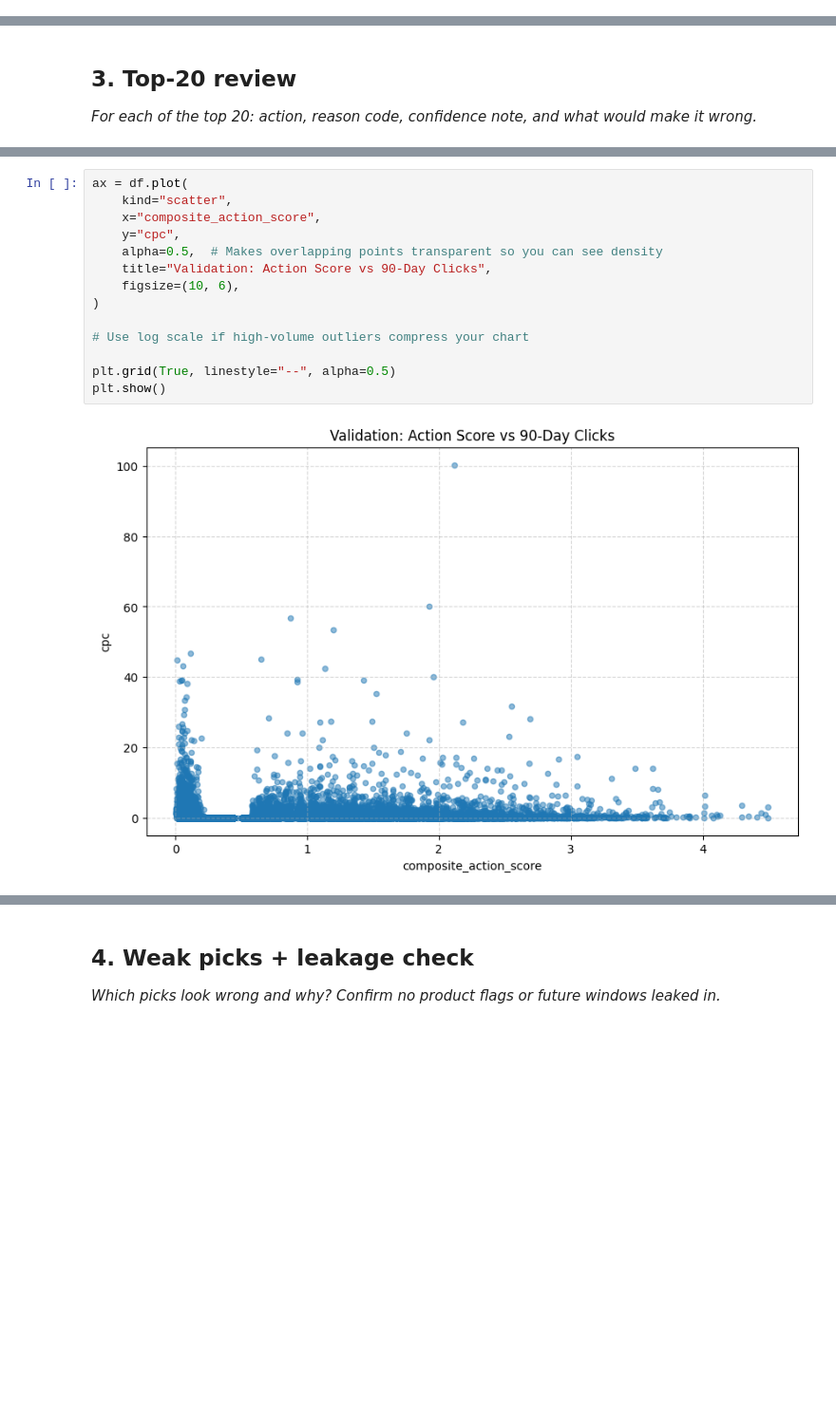
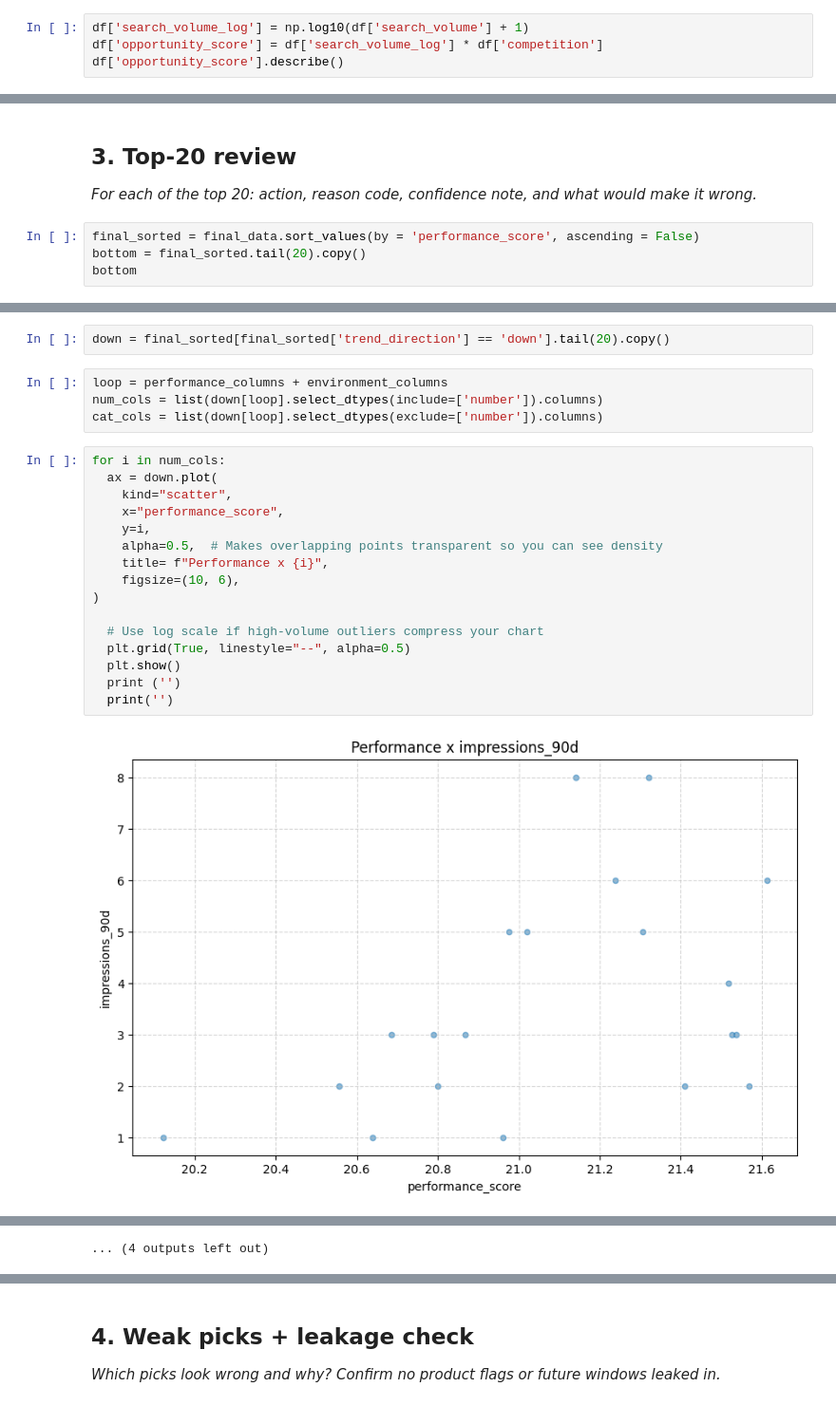
Before and after one commit to Maryam-Shile/flyrank_ml_internship, a Jupyter notebook: work/notebooks/w04_baseline_score.ipynb, the cells around one changed output, grey strips where cells are left out. Shown at 95% size. Saved outputs shown, nothing was run; the diff lists cells and outputs as text; blank space fills up the shorter version.

```diff
--- a/work/notebooks/w04_baseline_score.ipynb
+++ b/work/notebooks/w04_baseline_score.ipynb
@@ -329,0 +33,4 @@ df.head()
+# %%
+df['search_volume_log'] = np.log10(df['search_volume'] + 1)
+df['opportunity_score'] = df['search_volume_log'] * df['competition']
+df['opportunity_score'].describe()
@@ -331,3 +125,7 @@ df.head()
 ## 3. Top-20 review
 
 *For each of the top 20: action, reason code, confidence note, and what would make it wrong.*
+# %%
+final_sorted = final_data.sort_values(by = 'performance_score', ascending = False)
+bottom = final_sorted.tail(20).copy()
+bottom
@@ -334,16 +159,24 @@ df.head()
+# %%
+down = final_sorted[final_sorted['trend_direction'] == 'down'].tail(20).copy()
+# %%
+loop = performance_columns + environment_columns
+num_cols = list(down[loop].select_dtypes(include=['number']).columns)
+cat_cols = list(down[loop].select_dtypes(exclude=['number']).columns)
 # %%
-ax = df.plot(
+for i in num_cols:
+  ax = down.plot(
     kind="scatter",
-    x="composite_action_score",
-    y="cpc",
+    x="performance_score",
+    y=i,
     alpha=0.5,  # Makes overlapping points transparent so you can see density
-    title="Validation: Action Score vs 90-Day Clicks",
+    title= f"Performance x {i}",
     figsize=(10, 6),
 )
 
-# Use log scale if high-volume outliers compress your chart
-
-plt.grid(True, linestyle="--", alpha=0.5)
-plt.show()
+  # Use log scale if high-volume outliers compress your chart
+  plt.grid(True, linestyle="--", alpha=0.5)
+  plt.show()
+  print ('')
+  print('')
 # %% [output]
-[figure, old version]
+[figure, new version]
@@ -349,0 +194 @@ plt.show()
+... (4 outputs left out)
```
Also changed, not shown: parts of 43 cells of this notebook.
